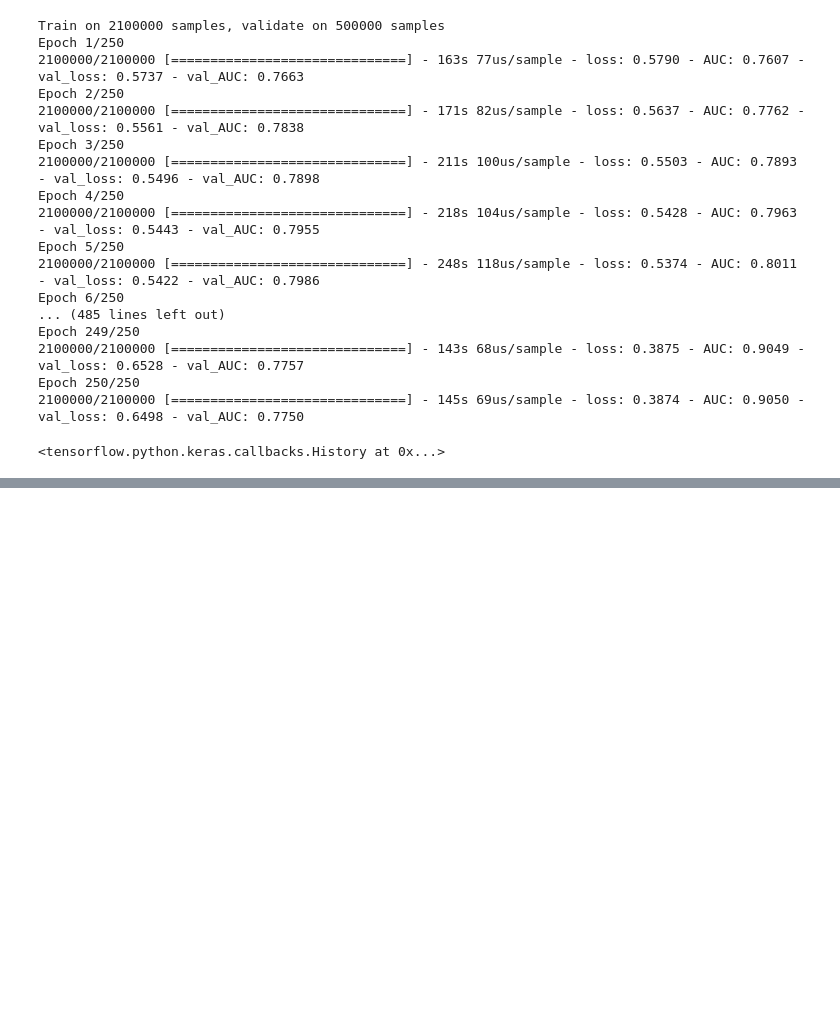
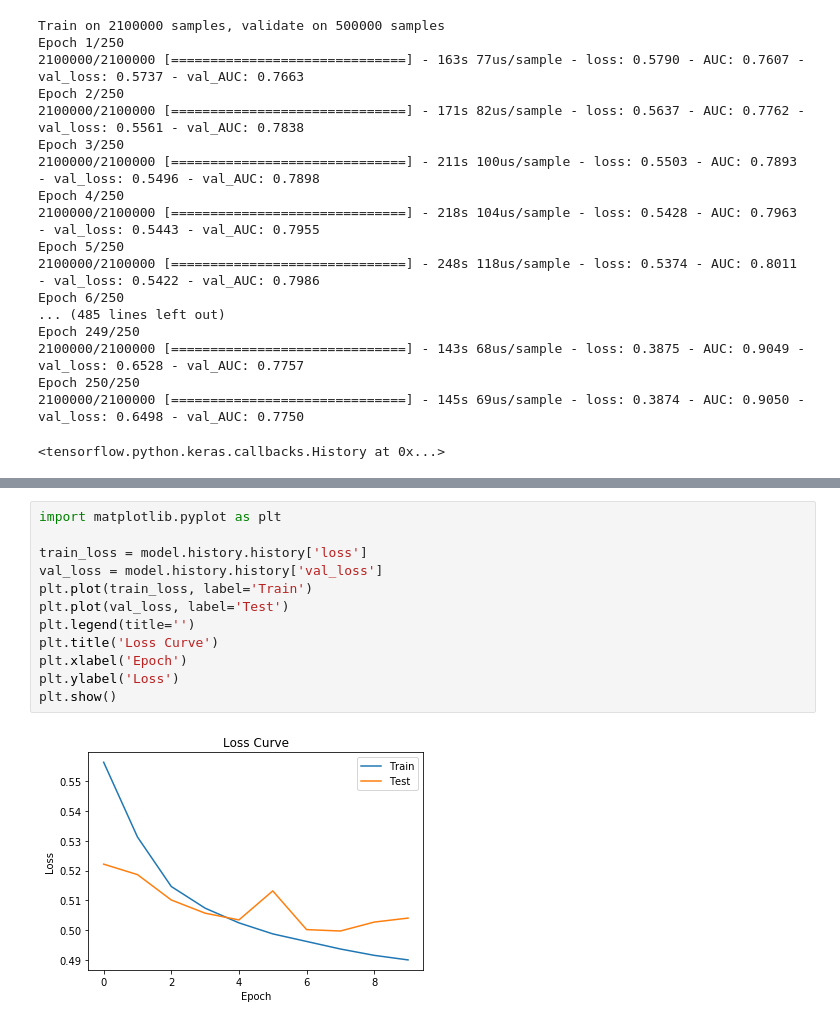
Before and after one commit to warnost/QTW, a Jupyter notebook: Higgs Boson Case Study/Code/Case_Study_12_AR.ipynb, the cells around one changed output, grey strips where cells are left out. Saved outputs shown, nothing was run; the diff lists cells and outputs as text; blank space fills up the shorter version.

```diff
--- a/Higgs Boson Case Study/Code/Case_Study_12_AR.ipynb
+++ b/Higgs Boson Case Study/Code/Case_Study_12_AR.ipynb
@@ -348,0 +364,14 @@ Epoch 11/250
+# %%
+import matplotlib.pyplot as plt
+
+train_loss = model.history.history['loss']
+val_loss = model.history.history['val_loss']
+plt.plot(train_loss, label='Train')
+plt.plot(val_loss, label='Test')
+plt.legend(title='')
+plt.title('Loss Curve')
+plt.xlabel('Epoch')
+plt.ylabel('Loss')
+plt.show()
+# %% [output]
+[figure, added]
```
Also changed, not shown: parts of 4 cells of this notebook, 7 other files.
